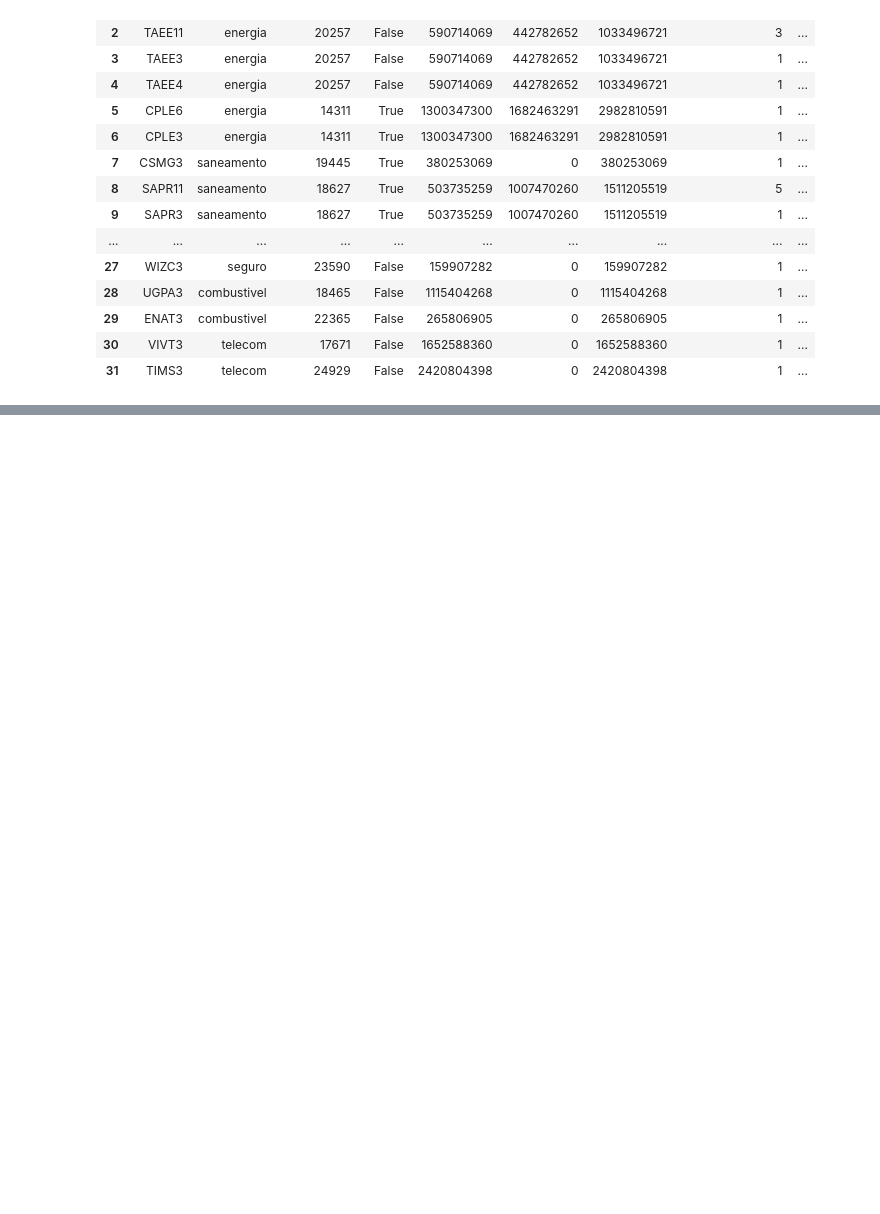
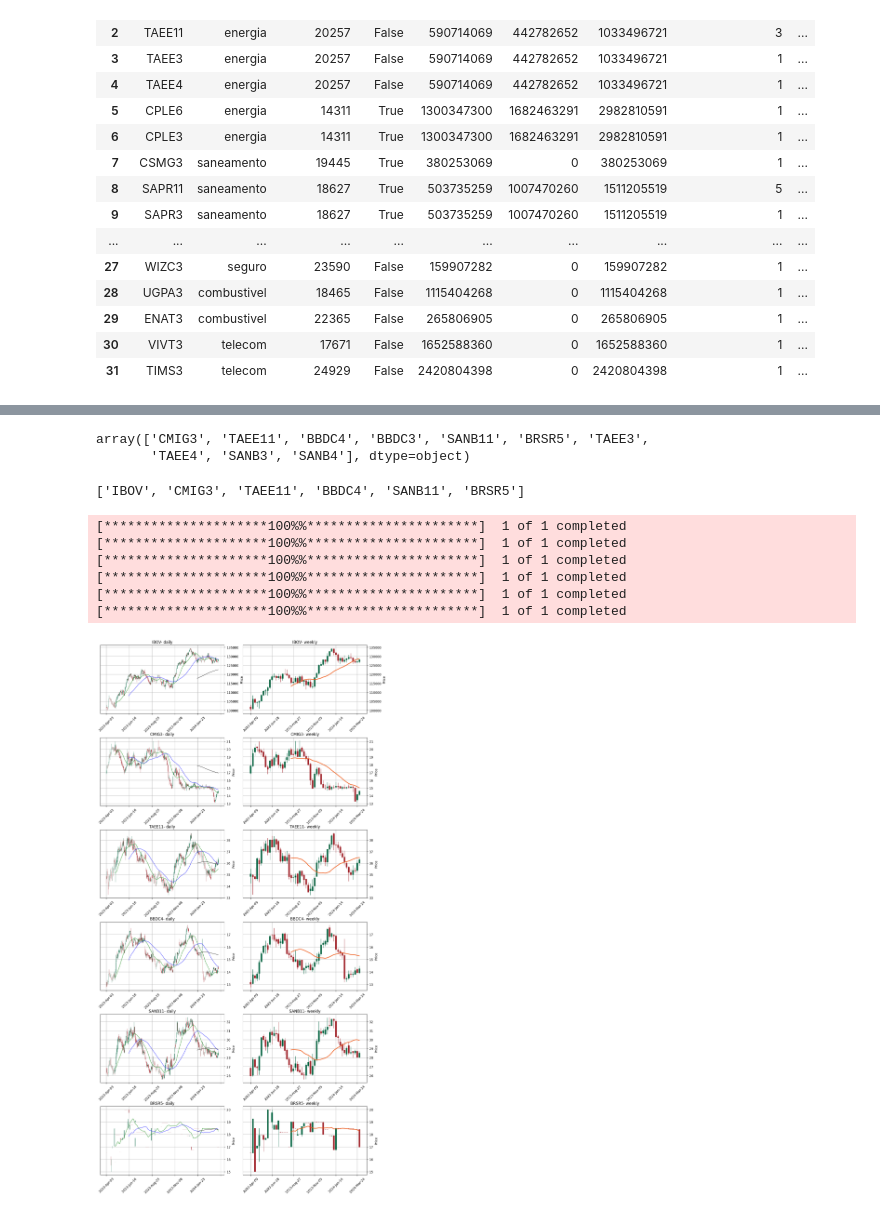
Before and after one commit to eduardopfranca/radar_fundamentalista, a Jupyter notebook: preco_teto.ipynb, the cells around one changed output, grey strips where cells are left out. Cells and saved outputs as stored; diff of their text form; code cells hidden in the pictures; blank space fills up the shorter version.

```diff
--- a/preco_teto.ipynb
+++ b/preco_teto.ipynb
@@ -488,3 +499,76 @@ score_empresas[score_empresas['distancia_precos']<=0].sort_values(by='distancia_
+# %%
+empresas_filtro_final = filtro_final.ticker.unique()
+empresas_filtro_final
+# %% [output]
+array(['CMIG3', 'TAEE11', 'BBDC4', 'BBDC3', 'SANB11', 'BRSR5', 'TAEE3',
+       'TAEE4', 'SANB3', 'SANB4'], dtype=object)
+# %%
+cias_comparador_de_tickers = {}
+
+for ticker in empresas_filtro_final:
+    partes = separar_ticker(ticker)
+    parte_textual, parte_numerica = partes
+    if parte_textual in cias_comparador_de_tickers.keys():
+        cias_comparador_de_tickers[parte_textual].append(parte_numerica)
+    else:
+        cias_comparador_de_tickers[parte_textual] = [parte_numerica]
+
+tickers_empresas_filtradas = ['IBOV']
+for k, v in cias_comparador_de_tickers.items():
+    maior_ticker = max(v)
+    ticker = k + str(maior_ticker)
+    tickers_empresas_filtradas.append(ticker)
+
+tickers_empresas_filtradas
+# %% [output]
+['IBOV', 'CMIG3', 'TAEE11', 'BBDC4', 'SANB11', 'BRSR5']
+# %%
+cotacoes_empresas_filtradas = {}
+for ticker in tickers_empresas_filtradas:
+
+    if ticker == 'IBOV':
+        ticker_yf = '^BVSP'
+    else:
+        ticker_yf = ticker + '.SA'
+
+    cots_yf = yf.download(ticker_yf,um_ano_atras,hoje)[['Open', 'High', 'Low', 'Close', 'Volume']]
+    cotacoes_empresas_filtradas[ticker] = [cots_yf]
+
+    cots_yf_semanal = cots_yf['Close'].resample('W').last()
+    cots_yf_semanal = cots_yf_semanal.to_frame()
+    cots_yf_semanal['High'] = cots_yf['High'].resample('W').max()
+    cots_yf_semanal['Low'] = cots_yf['Low'].resample('W').min()
+    cots_yf_semanal['Open'] = cots_yf['Open'].resample('W').first()
+    cotacoes_empresas_filtradas[ticker].append(cots_yf_semanal)
+# %% [output]
+[*********************100%%**********************]  1 of 1 completed
+[*********************100%%**********************]  1 of 1 completed
+[*********************100%%**********************]  1 of 1 completed
+[*********************100%%**********************]  1 of 1 completed
+[*********************100%%**********************]  1 of 1 completed
+[*********************100%%**********************]  1 of 1 completed
+# %%
+fig, ax = plt.subplots(ncols=2, nrows=len(tickers_empresas_filtradas), figsize=(15,30))
+
+plt.subplots_adjust(hspace=0.35, wspace=0.15)
+
+contador = 0
+for k, v in cotacoes_empresas_filtradas.items():
+    mpf.plot(v[0], ax=ax[contador,0], type='candle', style='charles', volume=False, mav=(20, 50, 200), mavcolors=['green','blue','black'])
+    ax[contador,0].set_title(k + '- daily')
+    ax[contador,0].grid(True)
+
+    mpf.plot(v[1], ax=ax[contador,1], type='candle', style='charles', volume=False, mav=(20))
+    ax[contador,1].set_title(k + '- weekly')
+    ax[contador,1].grid(True)
+
+    contador += 1
+
+plt.savefig('graficos.png')
+
+plt.show()
+# %% [output]
+[figure, added]
 # %%
 # Acrescentar indicadores qualitativos para calculo do score (ROE e razao dívida)
 # Por último, criar outro código para vizualização dos preços e indicadores
```
Also changed, not shown: parts of 5 cells of this notebook, 1 other file.
